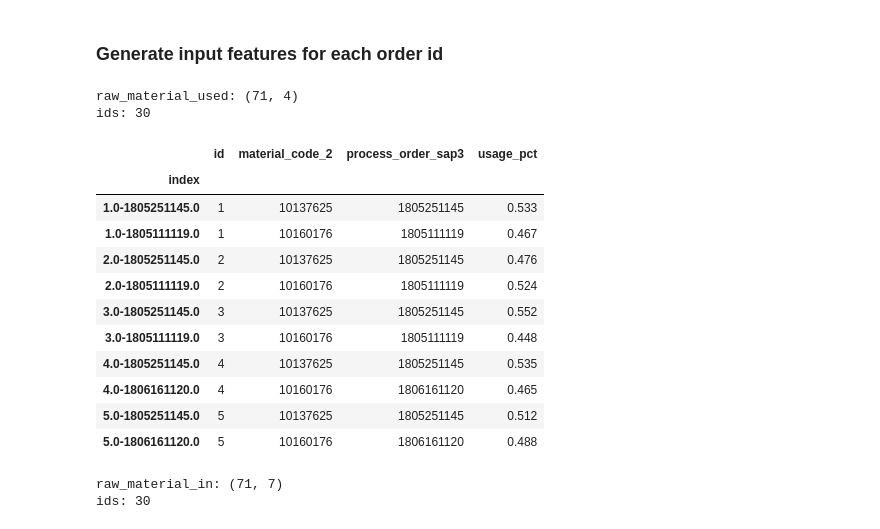
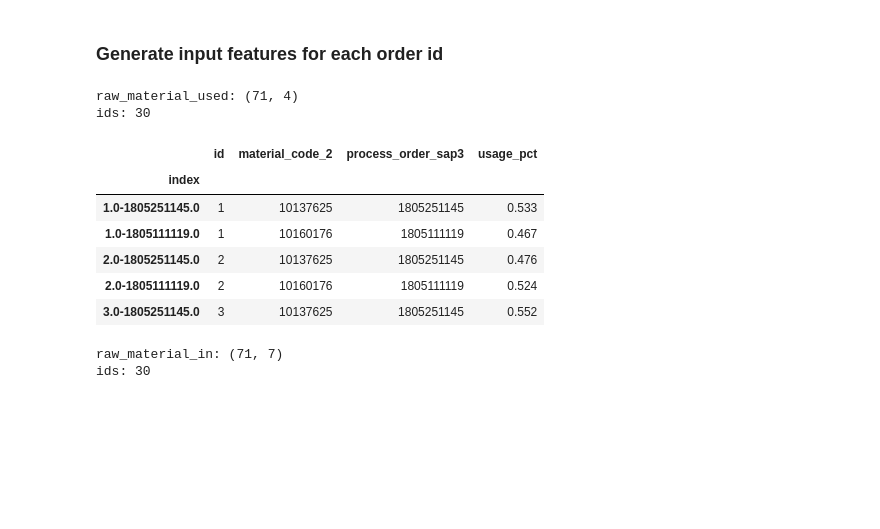
Before and after one commit to innovagile/hackdanone, a Jupyter notebook: PrepareData1.ipynb, the cells around one changed output. Saved outputs shown, nothing was run; the diff lists cells and outputs as text; code cells hidden in the pictures; blank space fills up the shorter version.

```diff
--- a/PrepareData1.ipynb
+++ b/PrepareData1.ipynb
@@ -72 +77,13 @@ tables
+# %%
+def load_all_needed_tables(recipe):
+    semi_finished_production_out = load_table(F"recipe_{recipe}_out_semi_finished_production")
+    raw_material_used = load_table(F"recipe_{recipe}_raw_material_used")
+    raw_material_in = load_table(F"recipe_{recipe}_raw_material_in")
+    test_during_production = load_table(F"recipe_{recipe}_out_test_during_production")
+    processing_details_dd = load_table(F"recipe_{recipe}_processing_details_dd")
+    order_details = load_table(F"recipe_{recipe}_orders_details")
+
+    return semi_finished_production_out, raw_material_used, raw_material_in, test_during_production, processing_details_dd, order_details
+
+semi_finished_production_out, raw_material_used, raw_material_in, test_during_production, processing_details_dd, order_details = load_all_needed_tables(recipe=0)
 # %%
@@ -89,24 +105,18 @@ semi_finished_production_out: (366, 7)
 # %% [markdown]
 ### Generate input features for each order id
 # %%
-raw_material_used = load_table("recipe_0_raw_material_used")
 print("raw_material_used:", raw_material_used.shape)
 print("ids:", raw_material_used.id.unique().size)
 raw_material_used["index"] = raw_material_used.apply(lambda row: "{0}-{1}".format(row.id, row.process_order_sap3), axis=1)
 raw_material_used.set_index("index", inplace=True)
-raw_material_used.head(10)
+raw_material_used.head(5)
 # %% [output]
 raw_material_used: (71, 4)
 ids: 30
 |  | id | material_code_2 | process_order_sap3 | usage_pct |
 | index |  |  |  |  |
 | 1.0-1805251145.0 | 1 | 10137625 | 1805251145 | 0.533 |
 | 1.0-1805111119.0 | 1 | 10160176 | 1805111119 | 0.467 |
 | 2.0-1805251145.0 | 2 | 10137625 | 1805251145 | 0.476 |
 | 2.0-1805111119.0 | 2 | 10160176 | 1805111119 | 0.524 |
 | 3.0-1805251145.0 | 3 | 10137625 | 1805251145 | 0.552 |
-| 3.0-1805111119.0 | 3 | 10160176 | 1805111119 | 0.448 |
-| 4.0-1805251145.0 | 4 | 10137625 | 1805251145 | 0.535 |
-| 4.0-1806161120.0 | 4 | 10160176 | 1806161120 | 0.465 |
-| 5.0-1805251145.0 | 5 | 10137625 | 1805251145 | 0.512 |
-| 5.0-1806161120.0 | 5 | 10160176 | 1806161120 | 0.488 |
```
Also changed, not shown: parts of 18 cells of this notebook, 2 other files.
